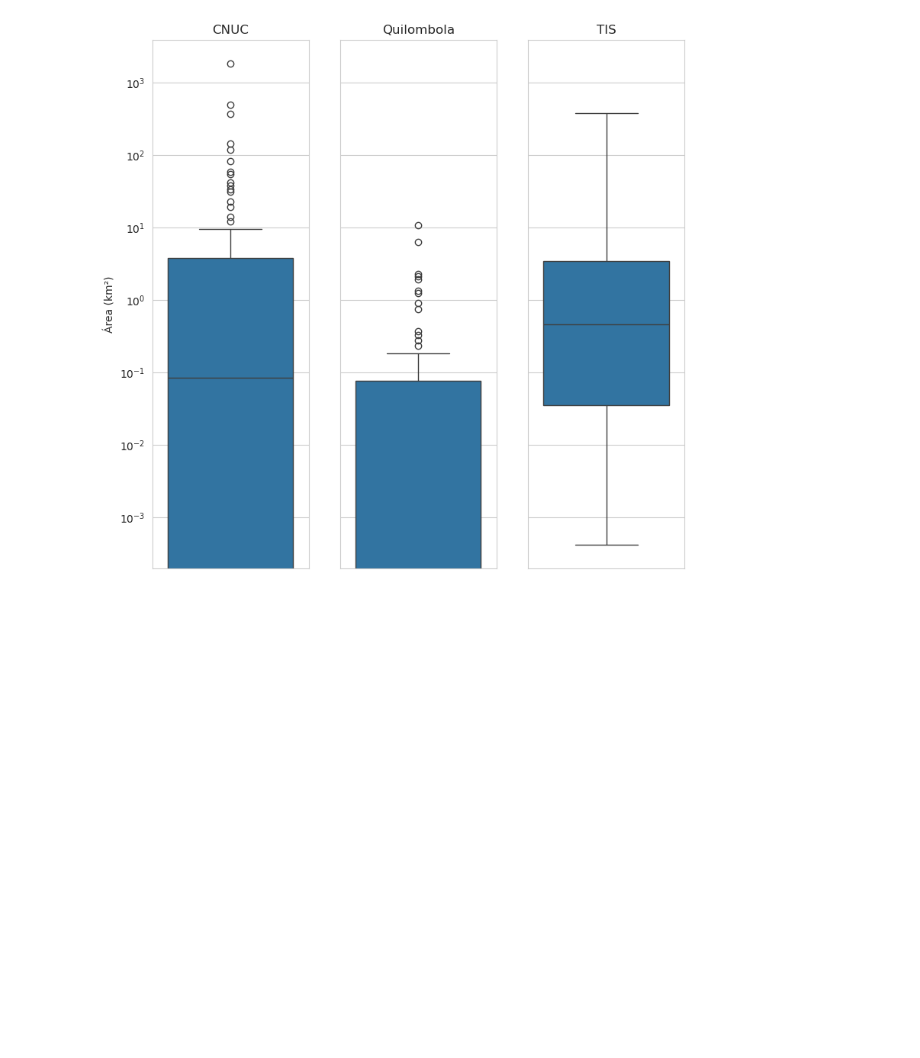
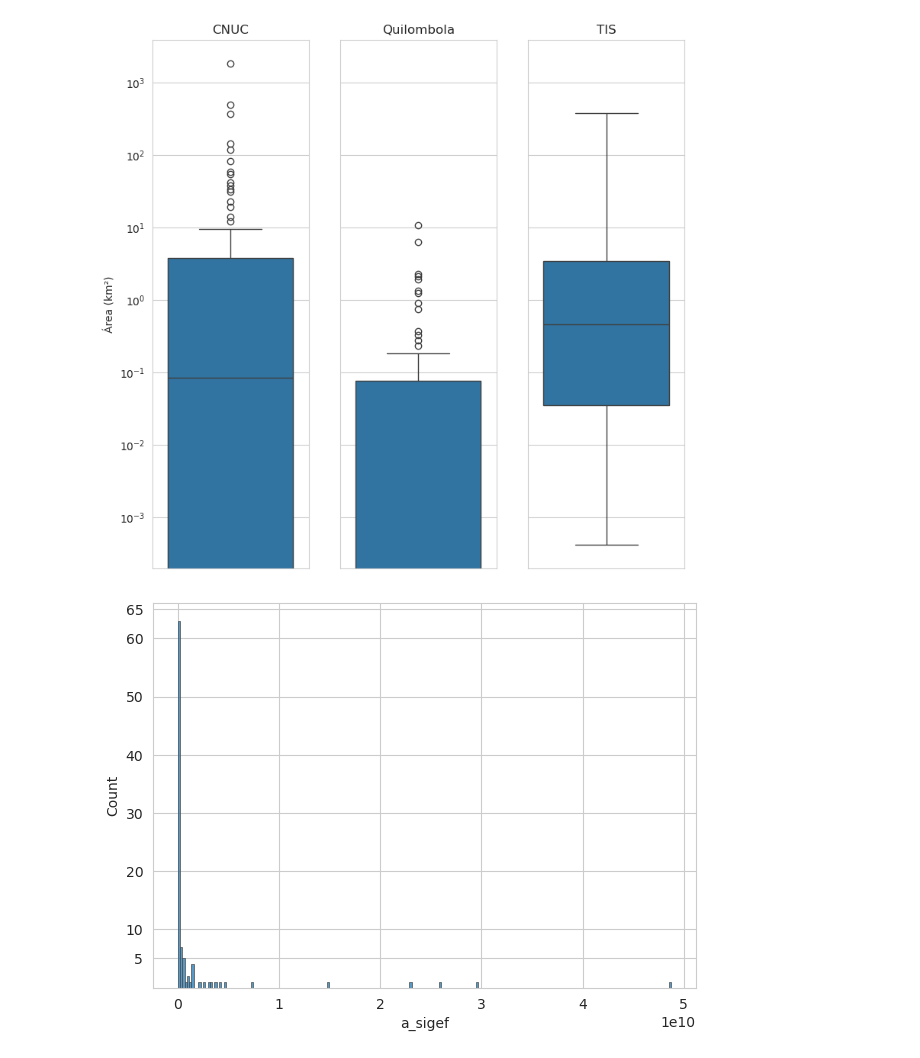
Before and after one commit to JoelFarias/CNUSTREAM, a Jupyter notebook: exploring-data.ipynb, the cells around one changed output. Drawn from its saved outputs; the diff is of its cells as text; code cells hidden in the pictures; blank space fills up the shorter version.

Commit message:
Fazendo a limpeza dos dados, e histograma

```diff
--- a/exploring-data.ipynb
+++ b/exploring-data.ipynb
@@ -90,6 +90,20 @@ axes[2].set_ylabel("Área (km²)")
 fig.show()
 # %% [output]
 [figure]
+# %%
+f, ax = plt.subplots(figsize=(7, 5))
+
+sns.histplot(
+    cnuc,
+    x="a_sigef",
+    edgecolor=".3",
+    linewidth=.5
+)
+
+ax.set_yticks([5, 10,  20,  30,  40,  50,  60, 65])
+f.show()
+# %% [output]
+[figure, added]
 # %%
 cnuc.sort_values("area_sigef_km2", ascending=False).head(5)
 # %% [output]
```
Also changed, not shown: parts of 12 cells of this notebook.
